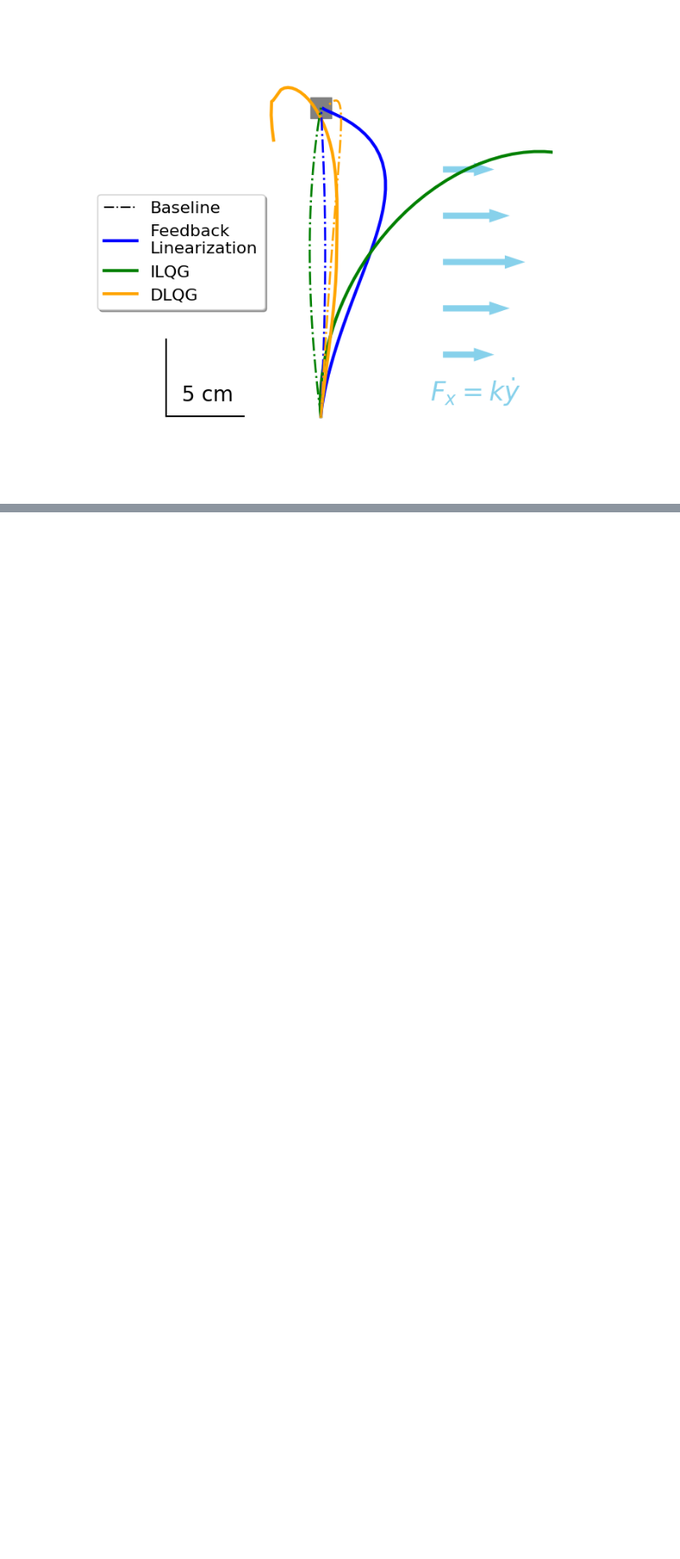
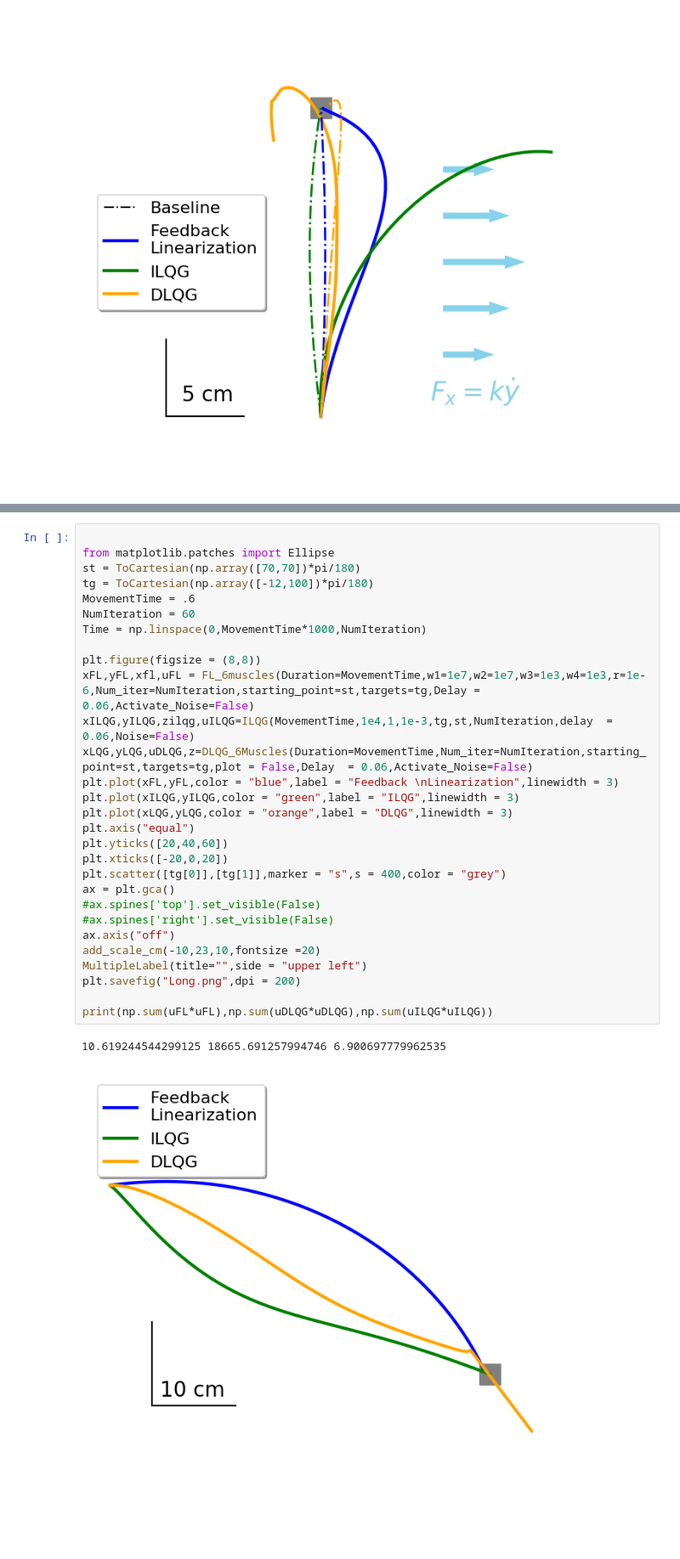
Before and after one commit to AlexandreThy/PhD, a Jupyter notebook: CurrentParts/BestLQG.ipynb, the cells around one changed output, grey strips where cells are left out. Shown at 85% size. Cells and saved outputs as stored; diff of their text form; blank space fills up the shorter version.

Commit message:
upd6muscles

```diff
--- a/CurrentParts/BestLQG.ipynb
+++ b/CurrentParts/BestLQG.ipynb
@@ -620,0 +627,32 @@ TypeError: BestLQG() got an unexpected keyword argument 'FF'
+# %%
+
+from matplotlib.patches import Ellipse
+st = ToCartesian(np.array([70,70])*pi/180)
+tg = ToCartesian(np.array([-12,100])*pi/180)
+MovementTime = .6
+NumIteration = 60
+Time = np.linspace(0,MovementTime*1000,NumIteration)
+
+plt.figure(figsize = (8,8))
+xFL,yFL,xfl,uFL = FL_6muscles(Duration=MovementTime,w1=1e7,w2=1e7,w3=1e3,w4=1e3,r=1e-6,Num_iter=NumIteration,starting_point=st,targets=tg,Delay = 0.06,Activate_Noise=False)
+xILQG,yILQG,zilqg,uILQG=ILQG(MovementTime,1e4,1,1e-3,tg,st,NumIteration,delay  = 0.06,Noise=False)
+xLQG,yLQG,uDLQG,z=DLQG_6Muscles(Duration=MovementTime,Num_iter=NumIteration,starting_point=st,targets=tg,plot = False,Delay  = 0.06,Activate_Noise=False)
+plt.plot(xFL,yFL,color = "blue",label = "Feedback \nLinearization",linewidth = 3)
+plt.plot(xILQG,yILQG,color = "green",label = "ILQG",linewidth = 3)
+plt.plot(xLQG,yLQG,color = "orange",label = "DLQG",linewidth = 3)
+plt.axis("equal")
+plt.yticks([20,40,60])
+plt.xticks([-20,0,20])
+plt.scatter([tg[0]],[tg[1]],marker = "s",s = 400,color = "grey")
+ax = plt.gca()
+#ax.spines['top'].set_visible(False)
+#ax.spines['right'].set_visible(False)
+ax.axis("off")
+add_scale_cm(-10,23,10,fontsize =20)
+MultipleLabel(title="",side = "upper left")
+plt.savefig("Long.png",dpi = 200)
+
+print(np.sum(uFL*uFL),np.sum(uDLQG*uDLQG),np.sum(uILQG*uILQG))
+# %% [output]
+10.619244544299125 18665.691257994746 6.900697779962535
+[figure, added]
```
Also changed, not shown: parts of 3 cells of this notebook, 4 other files.
